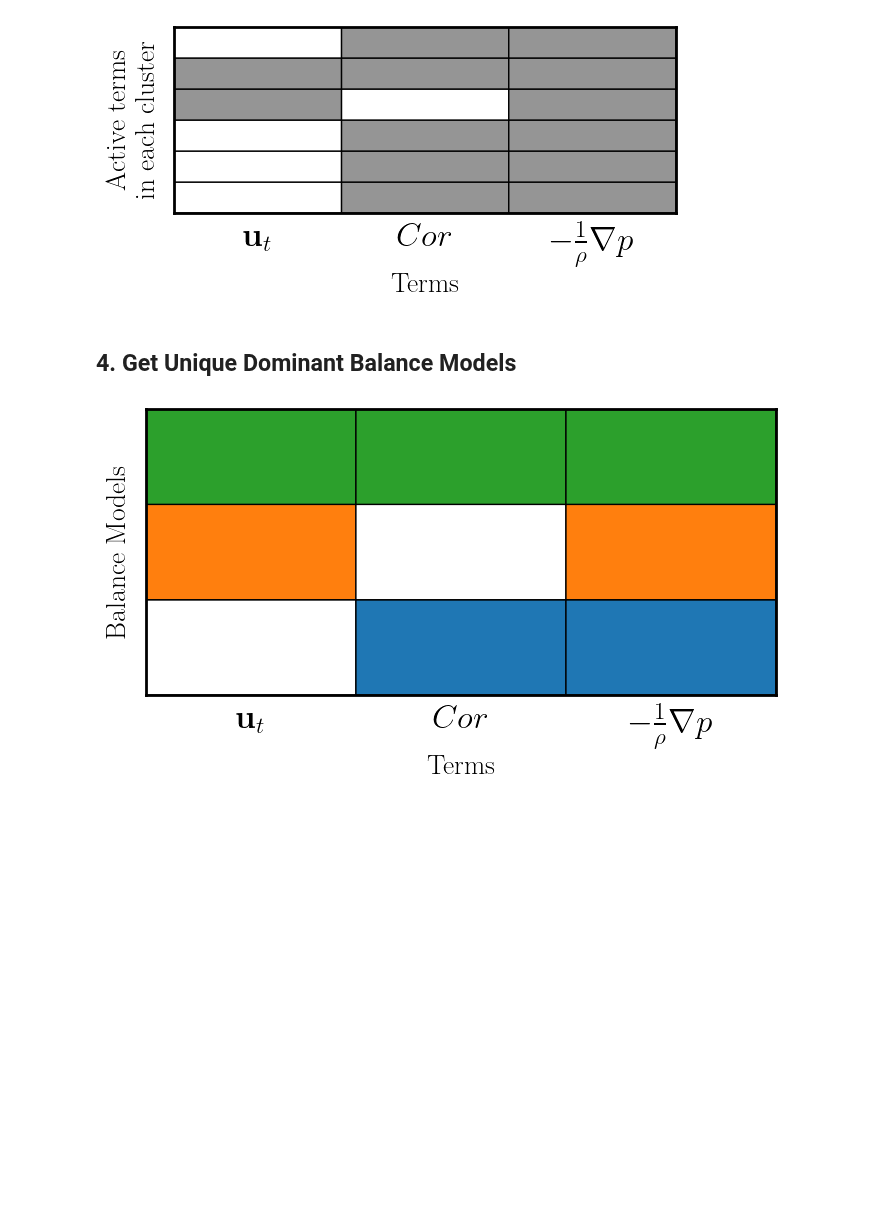
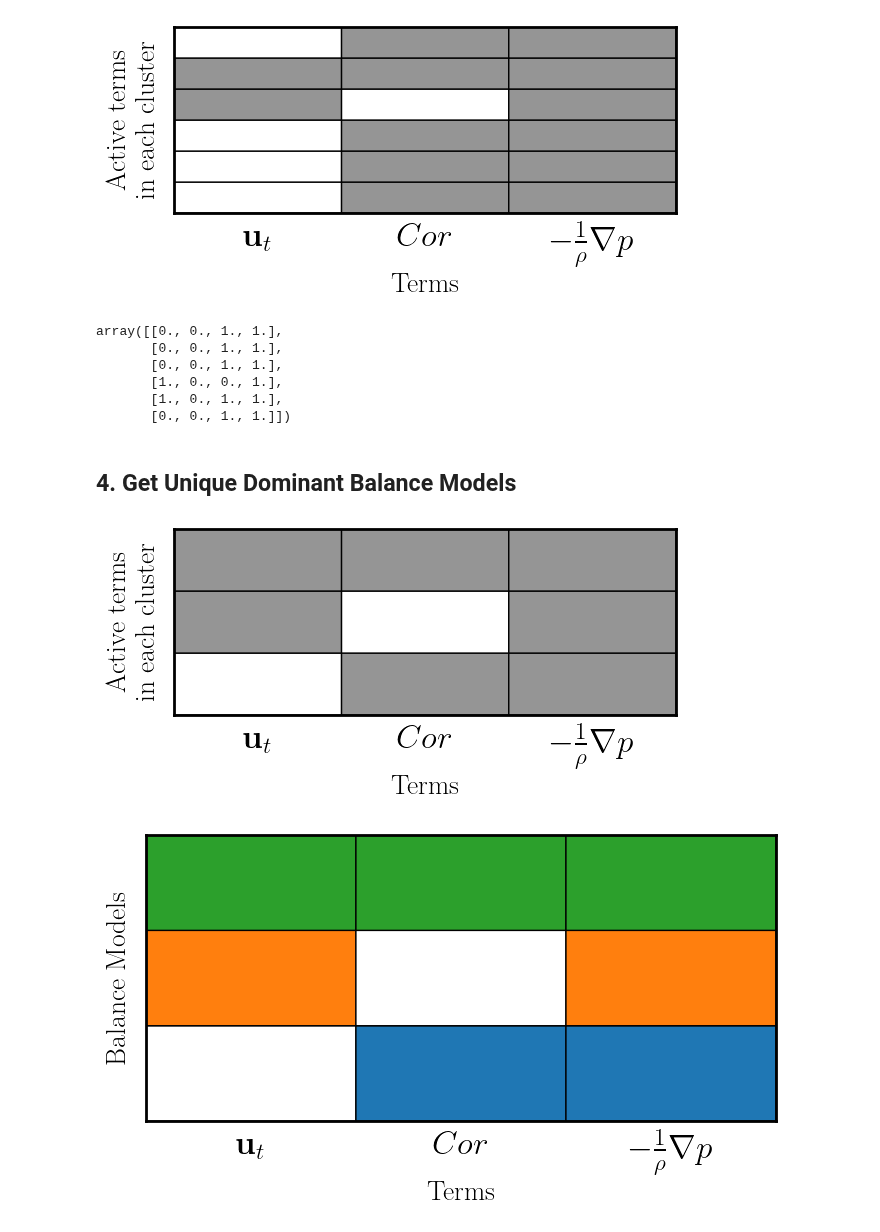
Before and after one commit to tbreitburd/Learning-Dominant-Physical-Processes-using-Unsupervised-Learning-Techniques-, a Jupyter notebook: Notebooks/Geostrophic_Balance.ipynb, the cells around one changed output. Cells and saved outputs as stored; diff of their text form; code cells hidden in the pictures; blank space fills up the shorter version.

```diff
--- a/Notebooks/Geostrophic_Balance.ipynb
+++ b/Notebooks/Geostrophic_Balance.ipynb
@@ -376,5 +376,14 @@ for i in range(n_clusters):
 pf.plot_active_terms(spca_model, labels)
 # %% [output]
 [figure]
+# %%
+spca_model
+# %% [output]
+array([[0., 0., 1., 1.],
+       [0., 0., 1., 1.],
+       [0., 0., 1., 1.],
+       [1., 0., 0., 1.],
+       [1., 0., 1., 1.],
+       [0., 0., 1., 1.]])
 # %% [markdown]
 ## 4. Get Unique Dominant Balance Models
@@ -384,25 +390,32 @@ nmodels = balance_models.shape[0]
 # %%
-# # Convert the spca_model array to a dataframe
-# spca_temp = pd.DataFrame(spca_model)
+# Convert the spca_model array to a dataframe
+spca_temp = pd.DataFrame(spca_model.copy())
 
-# # Group the balance models by the values of all terms
-# grouped_models = spca_temp.groupby(np.arange(len(spca_model[0])).tolist())
-# grouped_models = grouped_models.groups.items()
-# print(grouped_models)
-# # Combine balance models that have identical active terms
-# # For each balance model, the spca models that have the same active terms
-# # are given the same index
-# model_idx = np.zeros(len(spca_model), dtype=int)
-# for i, model in enumerate(grouped_models):
-#     idx = model[1].to_list()
-#     model_idx[idx] = i
+# Group the balance models by the values of all columns
+grouped_models = spca_temp.groupby(np.arange(nfeatures).tolist())
+grouped_models = grouped_models.groups.items()
 
-# # Get an array of the unique balance models
-# balance_models = spca_temp.drop_duplicates()
-# balance_models = balance_models.to_numpy()
+# Combine balance models that have identical active terms
+# For each balance model, the spca models that have the same active terms
+# are given the same index
+balance_models = pd.DataFrame(np.zeros((len(grouped_models), nfeatures)))
+model_idx = np.zeros(len(spca_model), dtype=int)
+for i, model in enumerate(grouped_models):
+    idx = model[1].to_list()
+    model_idx[idx] = i
+    balance_models.loc[i] = spca_temp.loc[idx[0]].to_numpy()
 
-# # Plot a grid of the active terms
-# pf.plot_active_terms(balance_models, labels)
+
+# Convert the balance models to a numpy array
+balance_models = balance_models.drop_duplicates(keep="first")
+balance_models = balance_models.to_numpy()
+nmodels = balance_models.shape[0]
+
+
+# Plot a grid of the active terms
+pf.plot_active_terms(balance_models, labels)
+# %% [output]
+[figure, added]
 # %%
 # Plot the balance models in a grid
 
```
Also changed, not shown: parts of 2 cells of this notebook, 3 other files.
